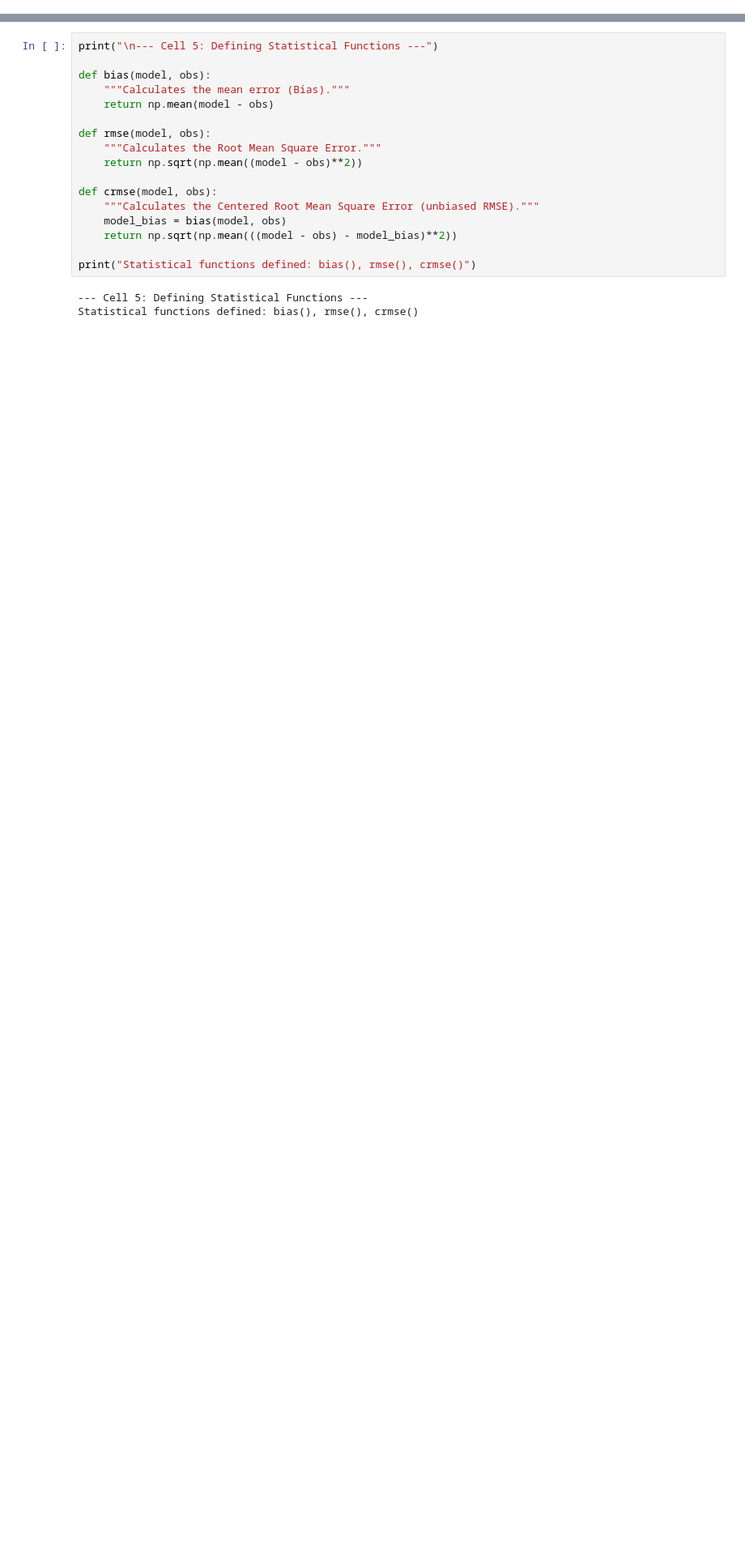
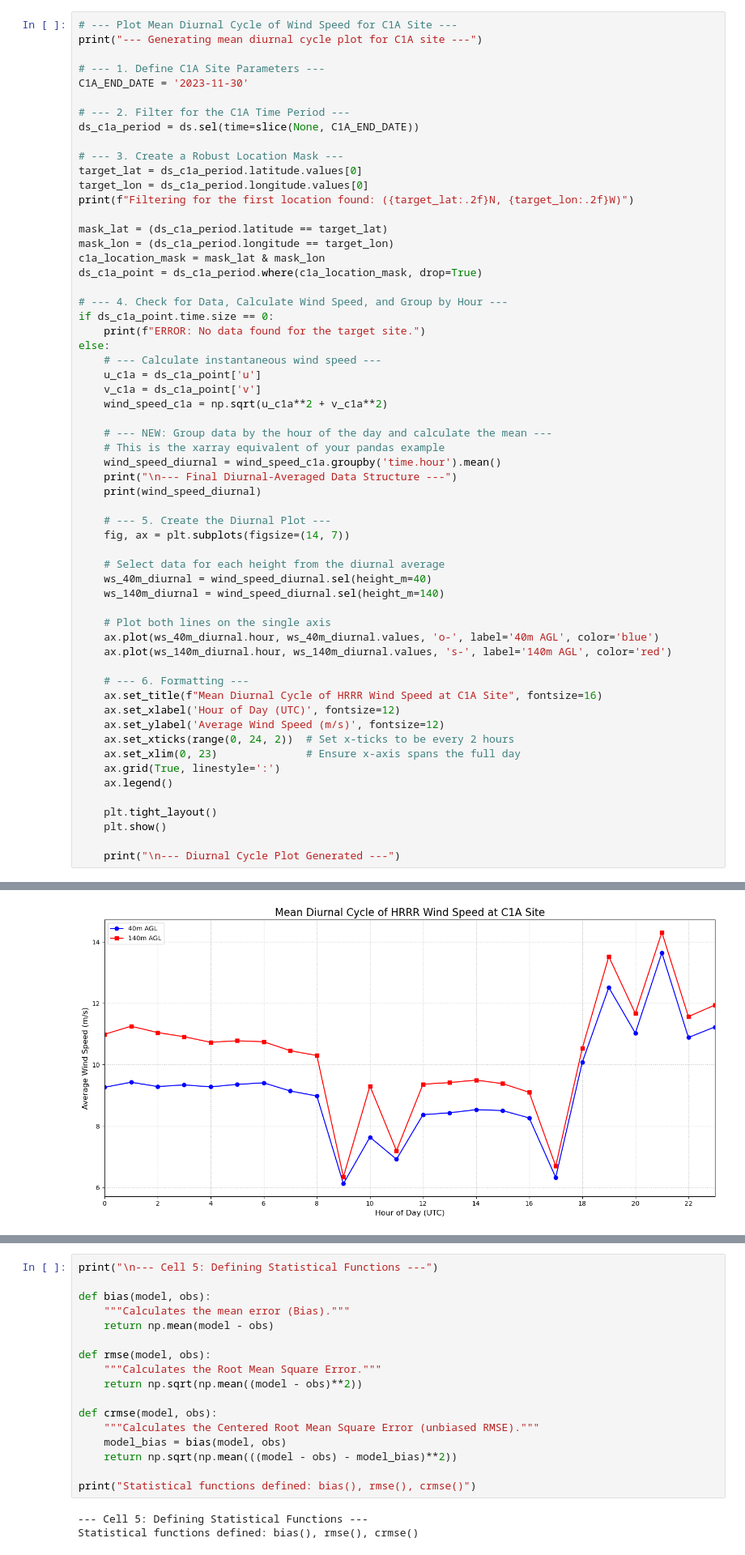
Before and after one commit to mirabelluo/AWAKEN-A1-A2_LiDAR, a Jupyter notebook: model_vs_observed.ipynb, the cells around one changed output, grey strips where cells are left out. Shown at 81% size. Drawn from its saved outputs; the diff is of its cells as text; blank space fills up the shorter version.

```diff
--- a/model_vs_observed.ipynb
+++ b/model_vs_observed.ipynb
@@ -18,0 +206,60 @@ Coordinates:
+# %%
+# --- Plot Mean Diurnal Cycle of Wind Speed for C1A Site ---
+print("--- Generating mean diurnal cycle plot for C1A site ---")
+
+# --- 1. Define C1A Site Parameters ---
+C1A_END_DATE = '2023-11-30'
+
+# --- 2. Filter for the C1A Time Period ---
+ds_c1a_period = ds.sel(time=slice(None, C1A_END_DATE))
+
+# --- 3. Create a Robust Location Mask ---
+target_lat = ds_c1a_period.latitude.values[0]
+target_lon = ds_c1a_period.longitude.values[0]
+print(f"Filtering for the first location found: ({target_lat:.2f}N, {target_lon:.2f}W)")
+
+mask_lat = (ds_c1a_period.latitude == target_lat)
+mask_lon = (ds_c1a_period.longitude == target_lon)
+c1a_location_mask = mask_lat & mask_lon
+ds_c1a_point = ds_c1a_period.where(c1a_location_mask, drop=True)
+
+# --- 4. Check for Data, Calculate Wind Speed, and Group by Hour ---
+if ds_c1a_point.time.size == 0:
+    print(f"ERROR: No data found for the target site.")
+else:
+    # --- Calculate instantaneous wind speed ---
+    u_c1a = ds_c1a_point['u']
+    v_c1a = ds_c1a_point['v']
+    wind_speed_c1a = np.sqrt(u_c1a**2 + v_c1a**2)
+
+    # --- NEW: Group data by the hour of the day and calculate the mean ---
+    # This is the xarray equivalent of your pandas example
+    wind_speed_diurnal = wind_speed_c1a.groupby('time.hour').mean()
+    print("\n--- Final Diurnal-Averaged Data Structure ---")
+    print(wind_speed_diurnal)
+
+    # --- 5. Create the Diurnal Plot ---
+    fig, ax = plt.subplots(figsize=(14, 7))
+
+    # Select data for each height from the diurnal average
+    ws_40m_diurnal = wind_speed_diurnal.sel(height_m=40)
+    ws_140m_diurnal = wind_speed_diurnal.sel(height_m=140)
+
+    # Plot both lines on the single axis
+    ax.plot(ws_40m_diurnal.hour, ws_40m_diurnal.values, 'o-', label='40m AGL', color='blue')
+    ax.plot(ws_140m_diurnal.hour, ws_140m_diurnal.values, 's-', label='140m AGL', color='red')
+
+    # --- 6. Formatting ---
+    ax.set_title(f"Mean Diurnal Cycle of HRRR Wind Speed at C1A Site", fontsize=16)
+    ax.set_xlabel('Hour of Day (UTC)', fontsize=12)
+    ax.set_ylabel('Average Wind Speed (m/s)', fontsize=12)
+    ax.set_xticks(range(0, 24, 2))  # Set x-ticks to be every 2 hours
+    ax.set_xlim(0, 23)              # Ensure x-axis spans the full day
+    ax.grid(True, linestyle=':')
+    ax.legend()
+
+    plt.tight_layout()
+    plt.show()
+
+    print("\n--- Diurnal Cycle Plot Generated ---")
+# %% [output]
@@ -18,0 +275 @@ Coordinates:
+[figure, added]
```
Also changed, not shown: parts of 15 cells of this notebook, 6 other files.
